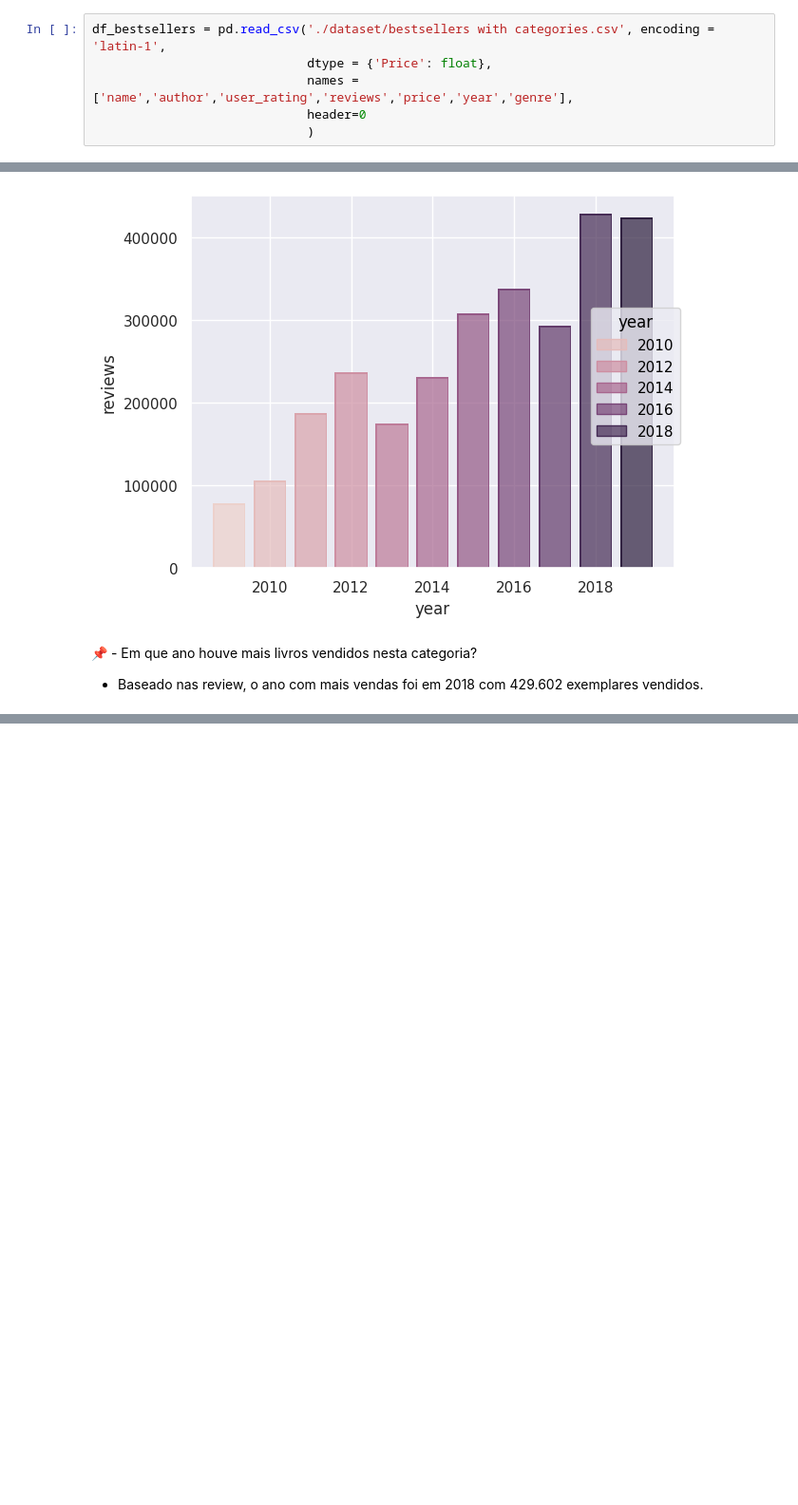
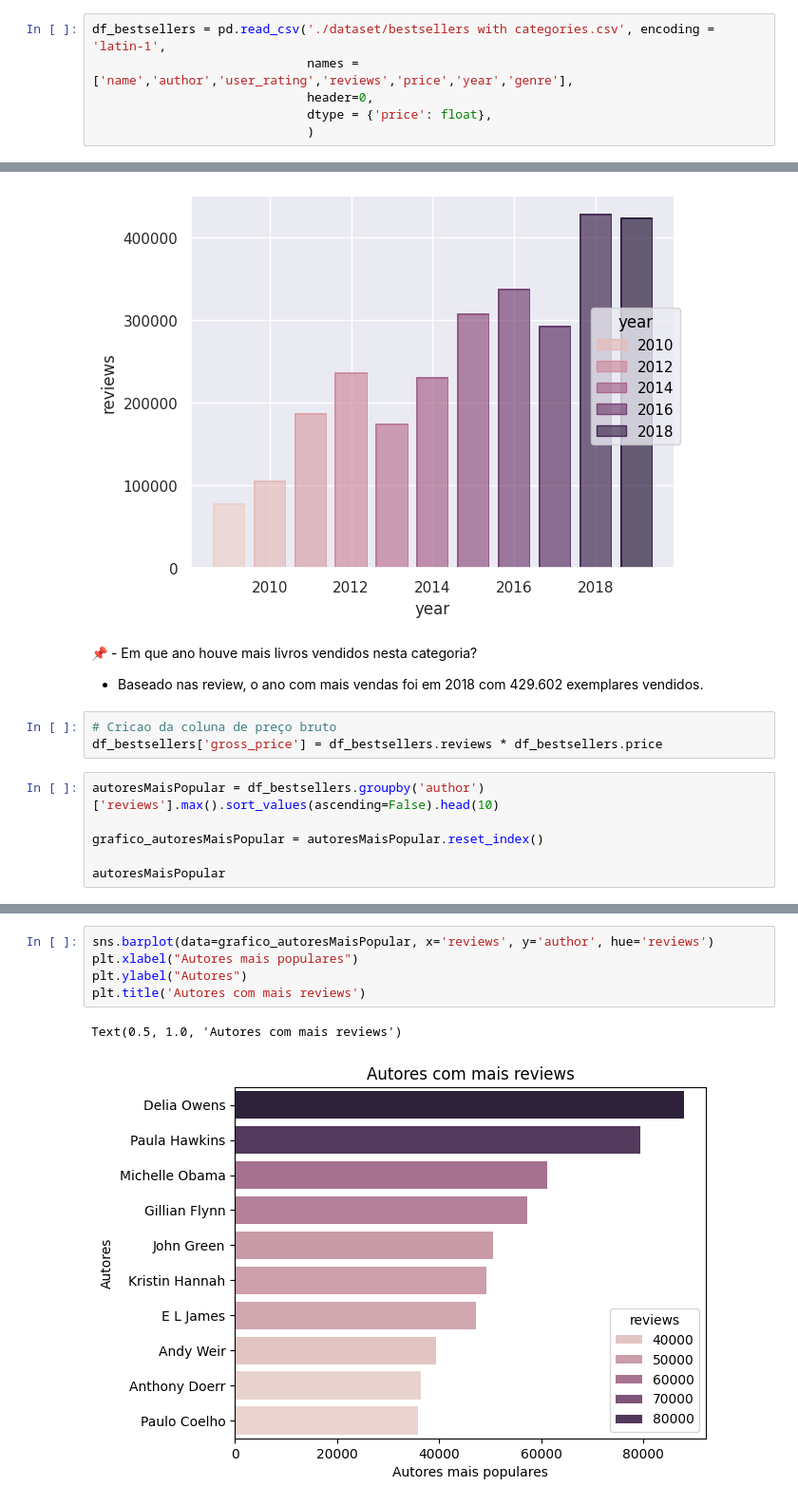
Before and after one commit to dzpoke/Amazon_Bestselling, a Jupyter notebook: bestsellers.ipynb, the cells around one changed output, grey strips where cells are left out. Shown at 95% size. Drawn from its saved outputs; the diff is of its cells as text; blank space fills up the shorter version.

```diff
--- a/bestsellers.ipynb
+++ b/bestsellers.ipynb
@@ -31,9 +31,9 @@ import numpy as np
 Carregando o conjunto de dados 🎲
 # %%
 df_bestsellers = pd.read_csv('./dataset/bestsellers with categories.csv', encoding = 'latin-1',
-                             dtype = {'Price': float},
                              names = ['name','author','user_rating','reviews','price','year','genre'],
-                             header=0
+                             header=0,
+                             dtype = {'price': float},
                              )
 # %%
 # Visualizando rapidamente uma amostra do conjunto
@@ -145 +148,10 @@ plot.show()
 - Baseado nas review, o ano com mais vendas foi em 2018 com 429.602 exemplares vendidos.
+# %%
+# Cricao da coluna de preço bruto
+df_bestsellers['gross_price'] = df_bestsellers.reviews * df_bestsellers.price
+# %%
+autoresMaisPopular = df_bestsellers.groupby('author')['reviews'].max().sort_values(ascending=False).head(10)
+
+grafico_autoresMaisPopular = autoresMaisPopular.reset_index()
+
+autoresMaisPopular
@@ -145,0 +171,8 @@ plot.show()
+# %%
+sns.barplot(data=grafico_autoresMaisPopular, x='reviews', y='author', hue='reviews')
+plt.xlabel("Autores mais populares")
+plt.ylabel("Autores")
+plt.title('Autores com mais reviews')
+# %% [output]
+Text(0.5, 1.0, 'Autores com mais reviews')
+[figure, added]
```
Also changed, not shown: parts of 7 cells of this notebook.
